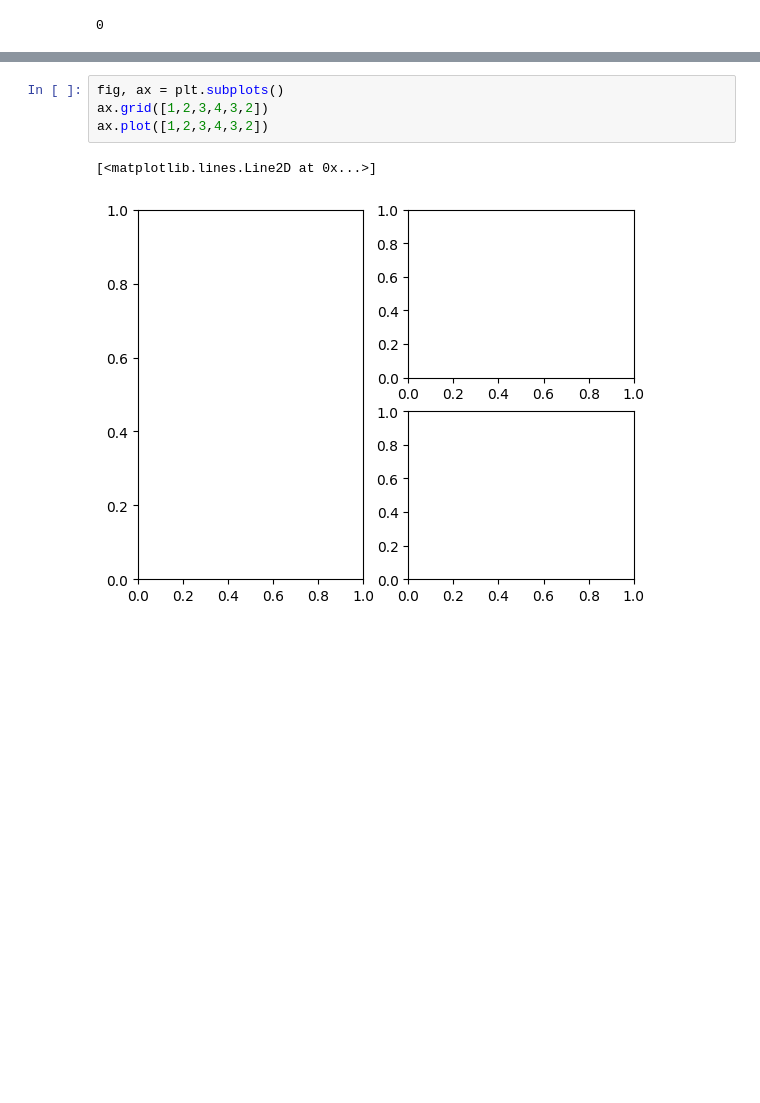
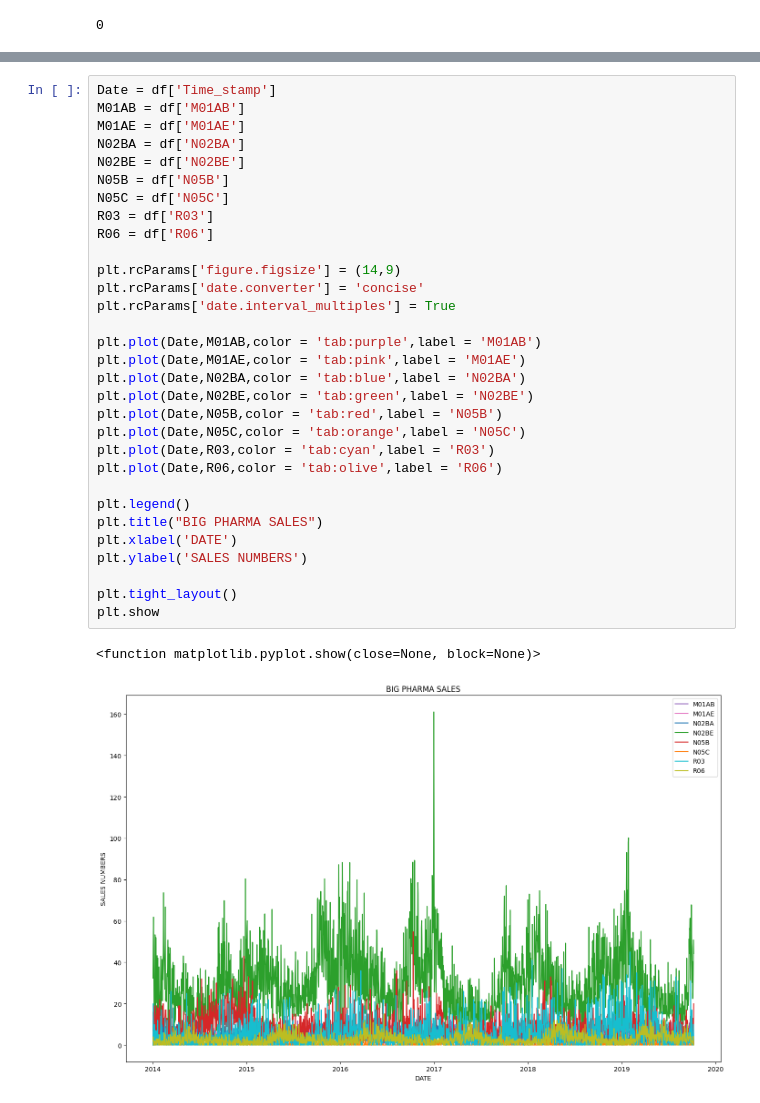
Before and after one commit to vishhaaal/data-analysis1, a Jupyter notebook: analysis.ipynb, the cells around one changed output, grey strips where cells are left out. Cells and saved outputs as stored; diff of their text form; blank space fills up the shorter version.

```diff
--- a/analysis.ipynb
+++ b/analysis.ipynb
@@ -98,10 +98,37 @@ df.corr()
 | Year | 0.096797 | 0.015697 | -0.232800 | -0.001533 | -0.141072 | 0.008499 | 0.184407 | 0.185241 | 1.000000 | -0.084987 | -0.022624 |
 | Month | 0.015507 | -0.055144 | -0.094797 | 0.022918 | 0.011428 | -0.013385 | -0.015006 | -0.140709 | -0.084987 | 1.000000 | -0.011727 |
 | Hour | 0.048035 | 0.021763 | 0.030759 | -0.020201 | -0.038994 | -0.023014 | 0.017115 | 0.027405 | -0.022624 | -0.011727 | 1.000000 |
-# %%
-fig, ax = plt.subplots()
-ax.grid([1,2,3,4,3,2])
-ax.plot([1,2,3,4,3,2])
-# %% [output]
-[<matplotlib.lines.Line2D at 0x...>]
-[figure, removed]
+# %%
+Date = df['Time_stamp']
+M01AB = df['M01AB']
+M01AE = df['M01AE']
+N02BA = df['N02BA']
+N02BE = df['N02BE']
+N05B = df['N05B']
+N05C = df['N05C']
+R03 = df['R03']
+R06 = df['R06']
+
+plt.rcParams['figure.figsize'] = (14,9)
+plt.rcParams['date.converter'] = 'concise'
+plt.rcParams['date.interval_multiples'] = True
+
+plt.plot(Date,M01AB,color = 'tab:purple',label = 'M01AB')
+plt.plot(Date,M01AE,color = 'tab:pink',label = 'M01AE')
+plt.plot(Date,N02BA,color = 'tab:blue',label = 'N02BA')
+plt.plot(Date,N02BE,color = 'tab:green',label = 'N02BE')
+plt.plot(Date,N05B,color = 'tab:red',label = 'N05B')
+plt.plot(Date,N05C,color = 'tab:orange',label = 'N05C')
+plt.plot(Date,R03,color = 'tab:cyan',label = 'R03')
+plt.plot(Date,R06,color = 'tab:olive',label = 'R06')
+
+plt.legend()
+plt.title("BIG PHARMA SALES")
+plt.xlabel('DATE')
+plt.ylabel('SALES NUMBERS')
+
+plt.tight_layout()
+plt.show
+# %% [output]
+<function matplotlib.pyplot.show(close=None, block=None)>
+[figure, added]
```
